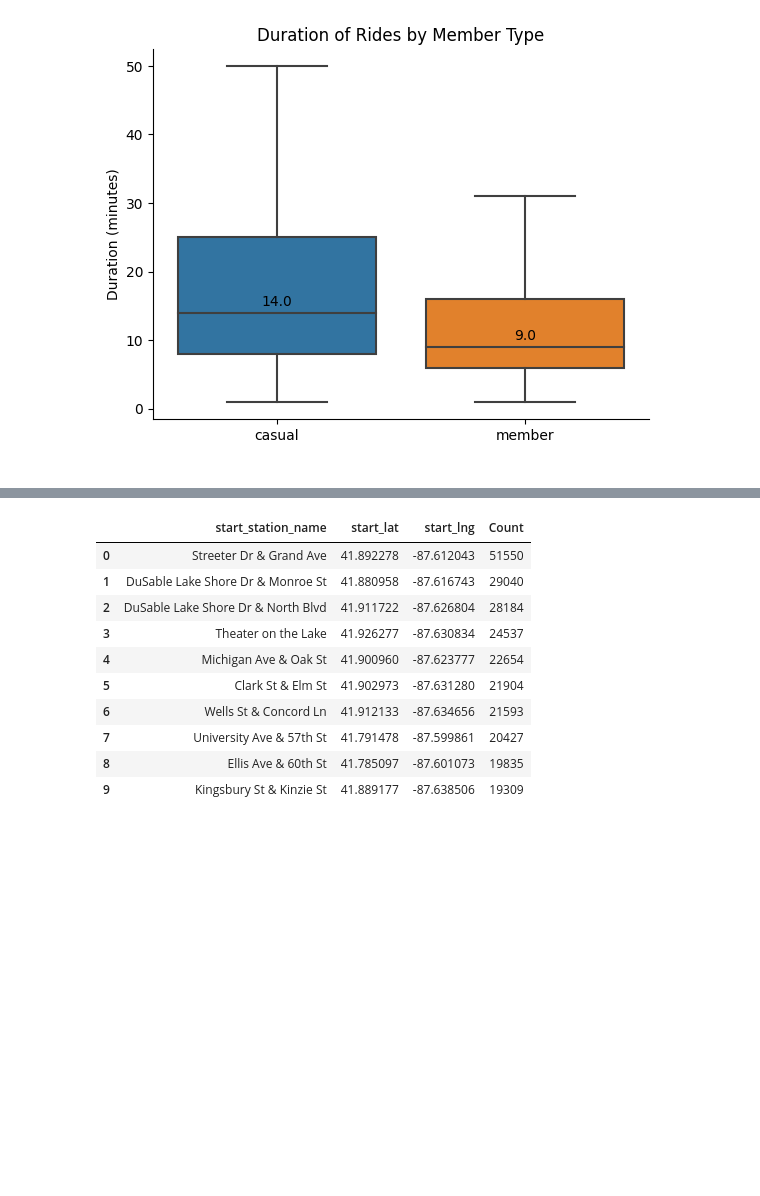
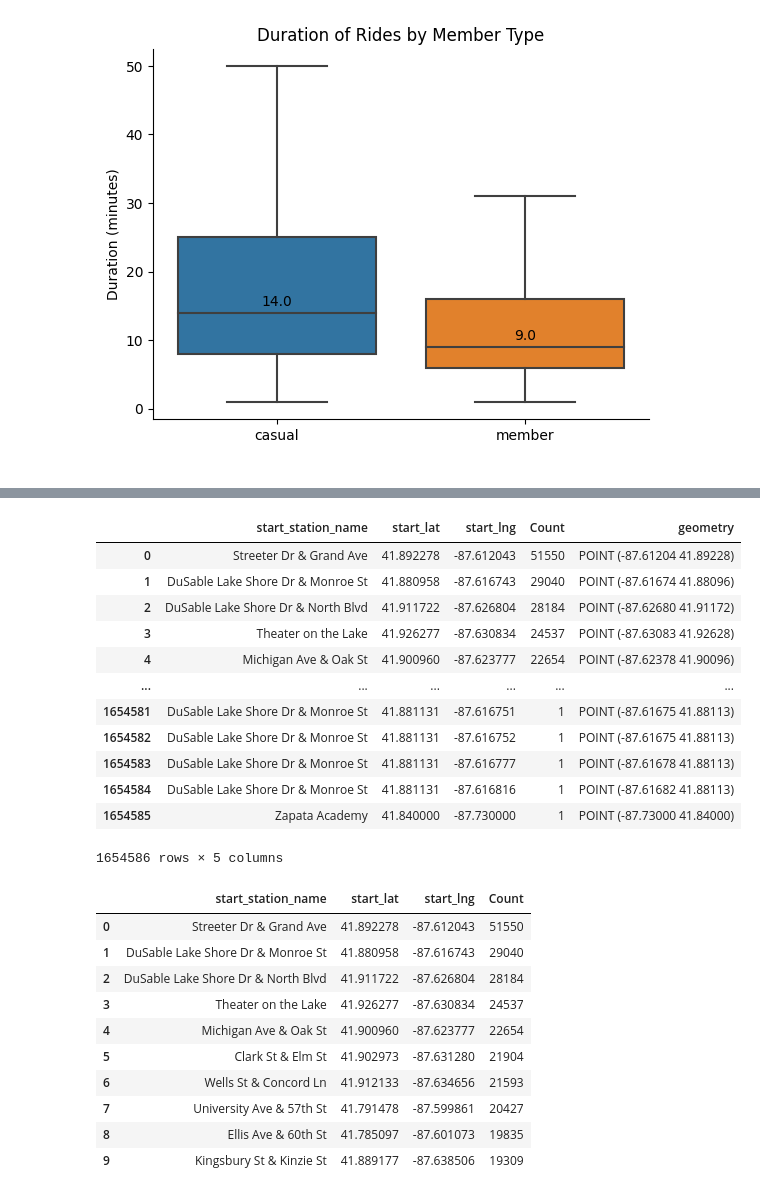
Before and after one commit to andyguo0228/bike_share_python, a Jupyter notebook: scratchbook.ipynb, the cells around one changed output, grey strips where cells are left out. Cells and saved outputs as stored; diff of their text form; code cells hidden in the pictures; blank space fills up the shorter version.

```diff
--- a/scratchbook.ipynb
+++ b/scratchbook.ipynb
@@ -261,0 +263,3 @@ import geopandas as gpd
+# %%
+stations = df.groupby(['start_station_name', 'start_lat', 'start_lng'])['duration'].agg(Count='count').sort_values(by='Count', ascending=False).reset_index()
+stations
@@ -262,3 +280,20 @@ import geopandas as gpd
+# %%
+gdf = gpd.GeoDataFrame(stations, geometry=gpd.points_from_xy(stations.start_lng, stations.start_lat))
+gdf
+# %% [output]
+|  | start_station_name | start_lat | start_lng | Count | geometry |
+| 0 | Streeter Dr & Grand Ave | 41.892278 | -87.612043 | 51550 | POINT (-87.61204 41.89228) |
+| 1 | DuSable Lake Shore Dr & Monroe St | 41.880958 | -87.616743 | 29040 | POINT (-87.61674 41.88096) |
+| 2 | DuSable Lake Shore Dr & North Blvd | 41.911722 | -87.626804 | 28184 | POINT (-87.62680 41.91172) |
+| 3 | Theater on the Lake | 41.926277 | -87.630834 | 24537 | POINT (-87.63083 41.92628) |
+| 4 | Michigan Ave & Oak St | 41.900960 | -87.623777 | 22654 | POINT (-87.62378 41.90096) |
+| ... | ... | ... | ... | ... | ... |
+| 1654581 | DuSable Lake Shore Dr & Monroe St | 41.881131 | -87.616751 | 1 | POINT (-87.61675 41.88113) |
+| 1654582 | DuSable Lake Shore Dr & Monroe St | 41.881131 | -87.616752 | 1 | POINT (-87.61675 41.88113) |
+| 1654583 | DuSable Lake Shore Dr & Monroe St | 41.881131 | -87.616777 | 1 | POINT (-87.61678 41.88113) |
+| 1654584 | DuSable Lake Shore Dr & Monroe St | 41.881131 | -87.616816 | 1 | POINT (-87.61682 41.88113) |
+| 1654585 | Zapata Academy | 41.840000 | -87.730000 | 1 | POINT (-87.73000 41.84000) |
+1654586 rows × 5 columns
 # %%
 top_stations = df.groupby(['start_station_name', 'start_lat', 'start_lng'])['duration'].agg(Count='count').sort_values(by='Count', ascending=False).head(10).reset_index()
 top_stations
```
Also changed, not shown: parts of 15 cells of this notebook, 2 other files.
